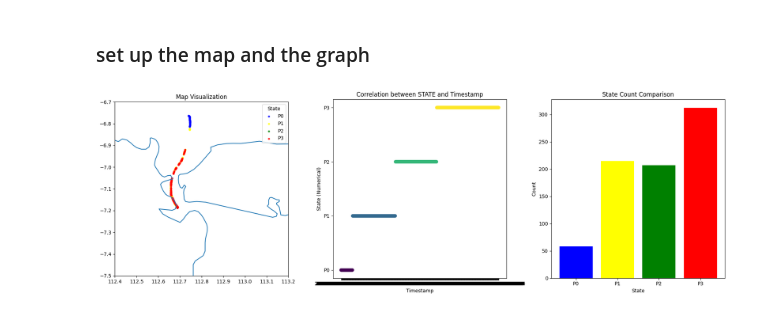
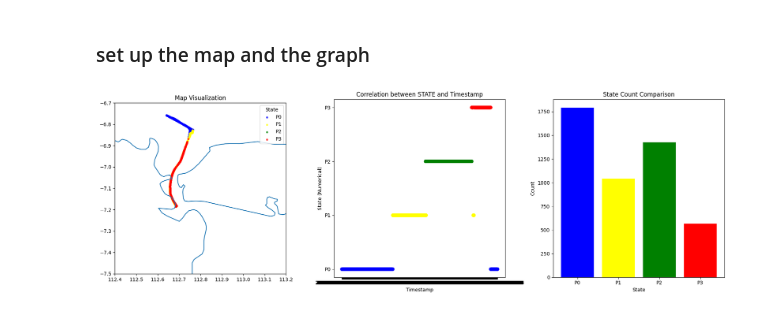
Before and after one commit to Abinpramudya/AIS-Data-Process, a Jupyter notebook: notebooks/map.ipynb, the cells around one changed output. Saved outputs shown, nothing was run; the diff lists cells and outputs as text; code cells hidden in the pictures.

```diff
--- a/notebooks/map.ipynb
+++ b/notebooks/map.ipynb
@@ -10,14 +10,11 @@ import os
 current_dir = os.getcwd()
 root_dir = os.path.abspath(os.path.join(current_dir, os.pardir))
 
-#train file
-train_file = os.path.join(root_dir, "data", "train.csv")
-
 #predict file
-predict_file = os.path.join(root_dir,"output", "1.csv")
+predict_file = os.path.join(root_dir,"output", "output.csv")
 
 #output directory
-output_file = os.path.join(root_dir,"output", "vis_map.png")
+output_file = os.path.join(root_dir,"output", "visual_map.png")
 
 #map file
 map_file = os.path.join(root_dir,"map","ne_10m_admin_1_states_provinces.shp")
@@ -57,9 +54,38 @@ state_colors = {
     'P3': 'red',
 }
 # %%
-#Plot the points on the map with unique colors for each state
+# Assuming you have a DataFrame named df with 'lon [deg]', 'lat [deg]', and 'STATE' columns
+# and a file named map_file containing a shapefile for world map
+
+# Convert latitude and longitude to Points
+geometry = [Point(lon, lat) for lon, lat in zip(df["lon [deg]"], df["lat [deg]"])]
+geo_df = gpd.GeoDataFrame(df, geometry=geometry)
+
+# Load a more detailed shapefile for Indonesian provinces
+world = gpd.read_file(map_file)
+indonesia = world[world.admin == 'Indonesia']
+
+# Define the bounding box coordinates for the Surabaya region
+bounding_box = (112.4, -7.5, 113.2, -6.7)  # Adjust these values to your desired area
+
+# Filter points within the bounding box
+geo_df = geo_df.cx[bounding_box[0]:bounding_box[2], bounding_box[1]:bounding_box[3]]
+
+# Define colors for each state
+state_colors = {
+    'P0': 'blue',
+    'P1': 'yellow',
+    'P2': 'green',
+    'P3': 'red',
+}
+
+# Example usage:
+
+# Plot the points on the map with unique colors for each state
 fig, (ax1, ax2, ax3) = plt.subplots(1, 3, figsize=(18, 6))
 indonesia.boundary.plot(ax=ax1)
+
+# Use the same color mapping for the map as used in the scatter plot
 for state, color in state_colors.items():
     state_geo_df = geo_df[geo_df['STATE'] == state]
     state_geo_df.plot(ax=ax1, marker='o', color=color, markersize=10, alpha=0.7, label=state)
@@ -68,34 +94,35 @@ for state, color in state_colors.items():
 ax1.set_xlim([bounding_box[0], bounding_box[2]])
 ax1.set_ylim([bounding_box[1], bounding_box[3]])
 
 # Add legend, title, and show the map
 ax1.legend(title='State')
 ax1.set_title('Map Visualization')
 
 # Step 3: Add scatter plot for correlation between 'STATE' and 'timestamp'
 state_numerical_labels = {state: i for i, state in enumerate(state_colors.keys())}
 df['STATE Numerical'] = df['STATE'].map(state_numerical_labels)
 
-ax2.scatter(df['timestamp'], df['STATE Numerical'], c=df['STATE Numerical'], cmap='viridis', alpha=0.7)
+# Use the same color mapping for the scatter plot as used in the map
+ax2.scatter(df['timestamp'], df['STATE Numerical'], c=[state_colors[state] for state in df['STATE']], alpha=0.7)
 ax2.set_xlabel('Timestamp')
 ax2.set_ylabel('State (Numerical)')
 ax2.set_title('Correlation between STATE and Timestamp')
 ax2.yaxis.set_ticks(list(state_numerical_labels.values()))
 ax2.yaxis.set_ticklabels(list(state_numerical_labels.keys()))
 
-#Add bar chart to compare the amount for each state
+# Add bar chart to compare the amount for each state
 state_counts = df['STATE'].value_counts().sort_index()
 ax3.bar(state_counts.index, state_counts.values, color=[state_colors[state] for state in state_counts.index])
 ax3.set_xlabel('State')
 ax3.set_ylabel('Count')
 ax3.set_title('State Count Comparison')
 
 plt.tight_layout()
 
 # Save the plot as a PNG file
-plt.savefig(output_file)
+plt.savefig('output_plot.png')
 
 # Display the plot
 plt.show()
 # %% [output]
-[figure, old version]
+[figure, new version]
```
Also changed, not shown: 4 other files.
